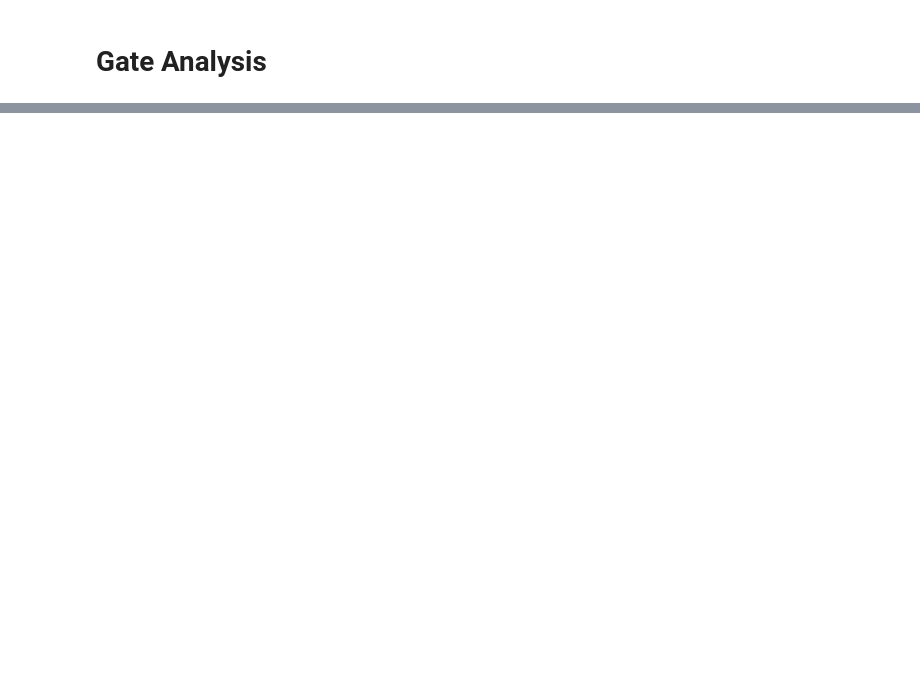
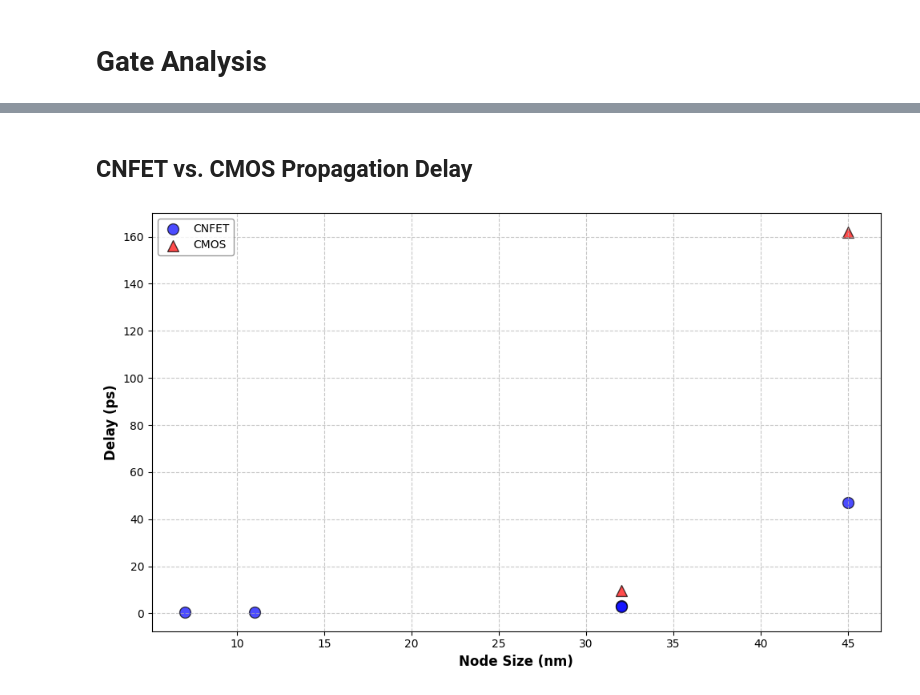
Before and after one commit to TimFoundATerminal/mvl-processors, a Jupyter notebook: program_analysis.ipynb, the cells around one changed output, grey strips where cells are left out. Saved outputs shown, nothing was run; the diff lists cells and outputs as text; code cells hidden in the pictures; blank space fills up the shorter version.

```diff
--- a/program_analysis.ipynb
+++ b/program_analysis.ipynb
@@ -130,0 +137,43 @@ if ratios:
+# %% [markdown]
+## CNFET vs. CMOS Propagation Delay
+# %%
+# Data from the table
+gates = ['CNFET', 'CNFET', 'CNFET', 'CMOS', 'CNFET', 'CNFET', 'CMOS']
+node_sizes = [11, 7, 45, 45, 32, 32, 32]
+delays = [0.48, 0.55, 47, 162, 3.11, 2.79, 9.55]
+
+# gates = ['CNFET', 'CNFET', 'CNFET', 'CNFET', 'CMOS']
+# node_sizes = [11, 7, 32, 32, 32]
+# delays = [0.48, 0.55, 3.11, 2.79, 9.55]
+
+# Create the scatter plot
+plt.figure(figsize=(10, 6))
+
+# Separate CNFET and CMOS data
+cnfet_sizes = [size for size, gate in zip(node_sizes, gates) if gate == 'CNFET']
+cnfet_delays = [delay for delay, gate in zip(delays, gates) if gate == 'CNFET']
+cmos_sizes = [size for size, gate in zip(node_sizes, gates) if gate == 'CMOS']
+cmos_delays = [delay for delay, gate in zip(delays, gates) if gate == 'CMOS']
+
+# Plot CNFET data
+plt.scatter(cnfet_sizes, cnfet_delays, color='blue', marker='o', label='CNFET',
+            edgecolors='black', linewidth=1, alpha=0.7, s=100)
+
+# Plot CMOS data
+plt.scatter(cmos_sizes, cmos_delays, color='red', marker='^', label='CMOS',
+            edgecolors='black', linewidth=1, alpha=0.7, s=100)
+
+# Customize the plot
+plt.xlabel('Node Size (nm)', fontsize=12, fontweight='bold')
+plt.ylabel('Delay (ps)', fontsize=12, fontweight='bold')
+# plt.title('Comparison of CNFET and CMOS - Node Size vs Delay',
+        #   fontsize=14, fontweight='bold')
+plt.grid(True, linestyle='--', alpha=0.7)
+plt.legend(frameon=True, framealpha=0.8, edgecolor='gray')
+
+# Add a tight layout and show the plot
+plt.tight_layout()
+plt.savefig('Diss/figures/cnfet_cmos_scatter.png', dpi=300, bbox_inches='tight')
+plt.show()
+# %% [output]
+[figure, added]
```
Also changed, not shown: parts of 4 cells of this notebook.
